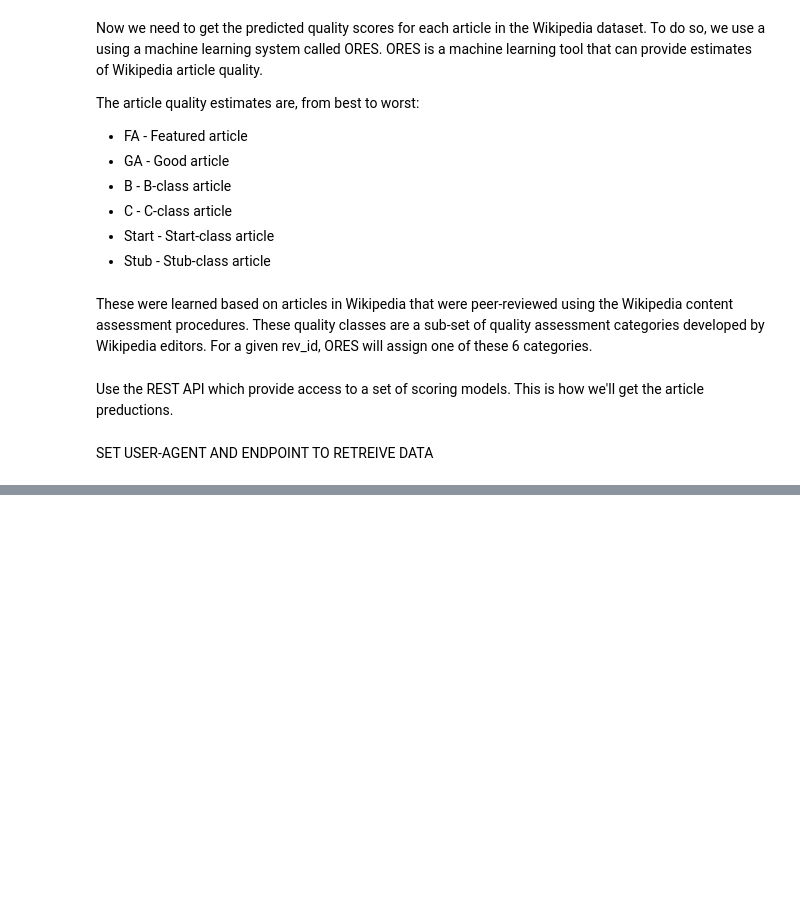
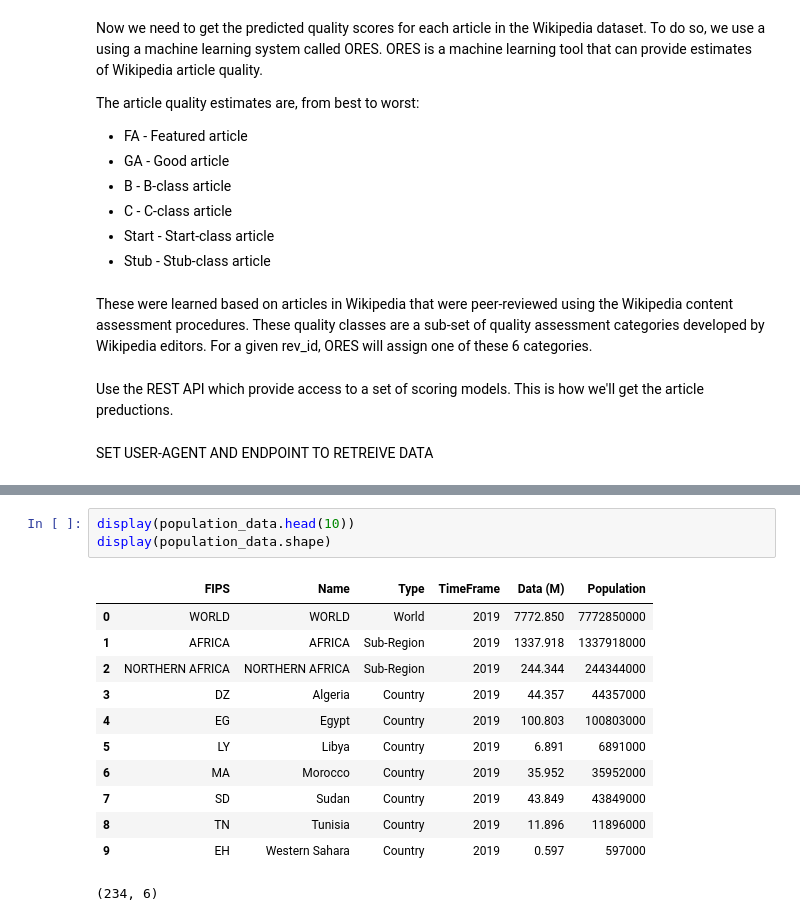
Before and after one commit to dwightsablan16/data-512-a2, a Jupyter notebook: hcds-a2-bias.ipynb, the cells around one changed output, grey strips where cells are left out. Cells and saved outputs as stored; diff of their text form; blank space fills up the shorter version.

```diff
--- a/hcds-a2-bias.ipynb
+++ b/hcds-a2-bias.ipynb
@@ -149,0 +351,16 @@ JSONDecodeError: Expecting value: line 1 column 1 (char 0)
+# %%
+display(population_data.head(10))
+display(population_data.shape)
+# %% [output]
+|  | FIPS | Name | Type | TimeFrame | Data (M) | Population |
+| 0 | WORLD | WORLD | World | 2019 | 7772.850 | 7772850000 |
+| 1 | AFRICA | AFRICA | Sub-Region | 2019 | 1337.918 | 1337918000 |
+| 2 | NORTHERN AFRICA | NORTHERN AFRICA | Sub-Region | 2019 | 244.344 | 244344000 |
+| 3 | DZ | Algeria | Country | 2019 | 44.357 | 44357000 |
+| 4 | EG | Egypt | Country | 2019 | 100.803 | 100803000 |
+| 5 | LY | Libya | Country | 2019 | 6.891 | 6891000 |
+| 6 | MA | Morocco | Country | 2019 | 35.952 | 35952000 |
+| 7 | SD | Sudan | Country | 2019 | 43.849 | 43849000 |
+| 8 | TN | Tunisia | Country | 2019 | 11.896 | 11896000 |
+| 9 | EH | Western Sahara | Country | 2019 | 0.597 | 597000 |
+(234, 6)
```
Also changed, not shown: parts of 51 cells of this notebook.
